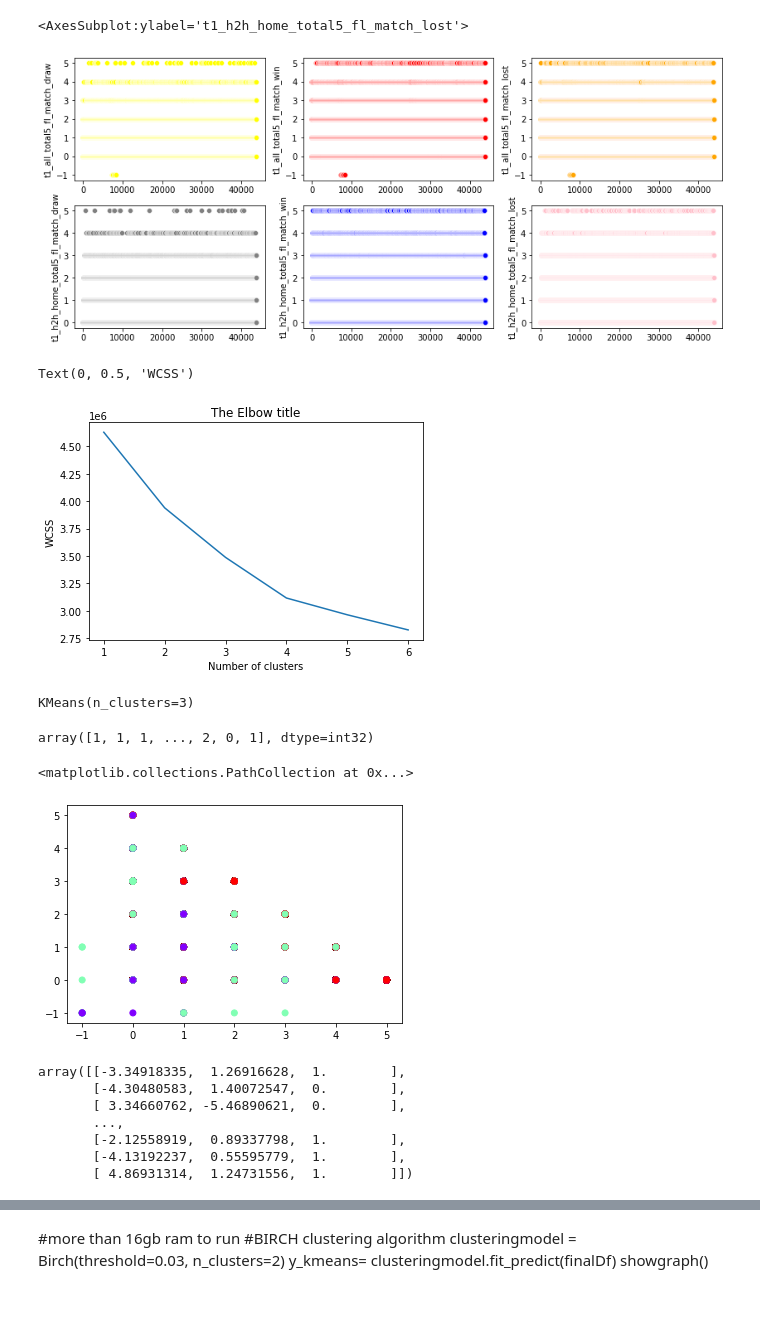
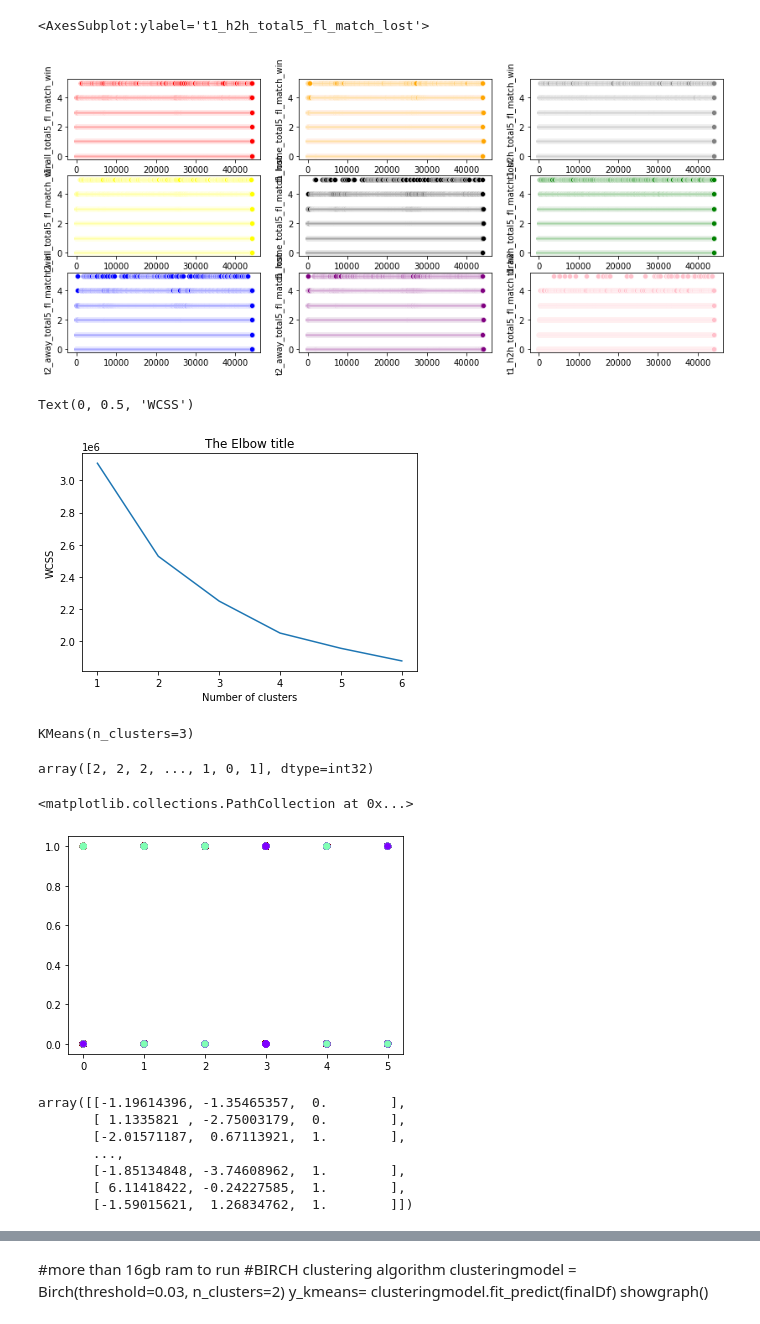
Before and after one commit to henriquesilva30/AO_tp2, a Jupyter notebook: clustering/matchwin_clustering.ipynb, the cells around one changed output, grey strips where cells are left out. Drawn from its saved outputs; the diff is of its cells as text; code cells hidden in the pictures.

```diff
--- a/clustering/matchwin_clustering.ipynb
+++ b/clustering/matchwin_clustering.ipynb
@@ -14,7 +14,7 @@ from sklearn.mixture import GaussianMixture
 
 
 ## carregar o ficheiro de jogos para um dataframe do pandas
-data = pd.read_csv('../files/View_data_nullZero.csv')
+data = pd.read_csv('../files/t1_win_NullCorretion.csv')
 
 
 
@@ -52,15 +52,18 @@ x
 # %%
-fig, ax= plt.subplots(nrows= 2, ncols = 3, figsize= (14,6))
+fig, ax= plt.subplots(nrows= 3, ncols = 3, figsize= (14,6))
 
-sns.scatterplot(x=data.index, y='t1_all_total5_fl_match_win', data=data, ax=ax[0][1], color='red')
-sns.scatterplot(x=data.index, y='t1_all_total5_fl_match_draw', data=data, ax=ax[0][0], color= 'yellow')
-sns.scatterplot(x=data.index, y='t1_all_total5_fl_match_lost', data=data, ax=ax[0][2], color= 'orange')
-sns.scatterplot(x=data.index, y='t1_h2h_home_total5_fl_match_win', data=data, ax=ax[1][1], color= 'blue')
-sns.scatterplot(x=data.index, y='t1_h2h_home_total5_fl_match_draw', data=data, ax=ax[1][0], color= 'grey')
-sns.scatterplot(x=data.index, y='t1_h2h_home_total5_fl_match_lost', data=data, ax=ax[1][2], color= 'pink')
+sns.scatterplot(x=data.index, y='t1_all_total5_fl_match_win', data=data, ax=ax[0][0], color='red')
+sns.scatterplot(x=data.index, y='t2_all_total5_fl_match_win', data=data, ax=ax[1][0], color= 'yellow')
+sns.scatterplot(x=data.index, y='t1_home_total5_fl_match_win', data=data, ax=ax[0][1], color= 'orange')
+sns.scatterplot(x=data.index, y='t1_home_total5_fl_match_lost', data=data, ax=ax[1][1], color= 'black')
+sns.scatterplot(x=data.index, y='t2_away_total5_fl_match_win', data=data, ax=ax[2][0], color= 'blue')
+sns.scatterplot(x=data.index, y='t2_away_total5_fl_match_lost', data=data, ax=ax[2][1], color= 'purple')
+sns.scatterplot(x=data.index, y='t1_h2h_total5_fl_match_win', data=data, ax=ax[0][2], color= 'grey')
+sns.scatterplot(x=data.index, y='t1_h2h_total5_fl_match_draw', data=data, ax=ax[2][2], color= 'pink')
+sns.scatterplot(x=data.index, y='t1_h2h_total5_fl_match_lost', data=data, ax=ax[1][2], color= 'green')
 # %% [output]
-<AxesSubplot:ylabel='t1_h2h_home_total5_fl_match_lost'>
+<AxesSubplot:ylabel='t1_h2h_total5_fl_match_lost'>
-[figure, old version]
+[figure, new version]
 # %%
 wcss=[]
 for i in range(1,7):
@@ -76,7 +79,7 @@ plt.xlabel('Number of clusters')
 plt.ylabel('WCSS')
 # %% [output]
 Text(0, 0.5, 'WCSS')
-[figure, old version]
+[figure, new version]
 # %%
 kmeans = KMeans(3)
 kmeans.fit(x)
@@ -86,14 +89,14 @@ KMeans(n_clusters=3)
 identified_clusters = kmeans.fit_predict(x)
 identified_clusters
 # %% [output]
-array([1, 1, 1, ..., 2, 0, 1], dtype=int32)
+array([2, 2, 2, ..., 1, 0, 1], dtype=int32)
 # %%
 data_with_clusters = data.copy()
 data_with_clusters['Clusters'] = identified_clusters
-plt.scatter(data_with_clusters['t1_all_total5_fl_match_win'],data_with_clusters['t1_all_total5_fl_match_draw'],c=data_with_clusters['Clusters'],cmap='rainbow')
+plt.scatter(data_with_clusters['t1_all_total5_fl_match_win'],data_with_clusters['t1_fl_match_win'],c=data_with_clusters['Clusters'],cmap='rainbow')
 # %% [output]
 <matplotlib.collections.PathCollection at 0x...>
-[figure, old version]
+[figure, new version]
 # %%
 x = data.drop('t1_fl_match_win', axis=1)
 y = data.t1_fl_match_win
@@ -114,17 +117,17 @@ principalDf = pd.DataFrame(data = principalComponents, columns = ['principal com
 # %%
-principalDf = pd.DataFrame(principalDf)
+df = pd.DataFrame(df)
 
-finalDf = pd.concat([principalDf, y_balanced], axis = 1).values
+fdf = pd.concat([df, y_balanced], axis = 1).values
 
-finalDf
+fdf
 # %% [output]
-array([[-3.34918335,  1.26916628,  1.        ],
-       [-4.30480583,  1.40072547,  0.        ],
-       [ 3.34660762, -5.46890621,  0.        ],
+array([[-1.19614396, -1.35465357,  0.        ],
+       [ 1.1335821 , -2.75003179,  0.        ],
+       [-2.01571187,  0.67113921,  1.        ],
        ...,
-       [-2.12558919,  0.89337798,  1.        ],
-       [-4.13192237,  0.55595779,  1.        ],
-       [ 4.86931314,  1.24731556,  1.        ]])
+       [-1.85134848, -3.74608962,  1.        ],
+       [ 6.11418422, -0.24227585,  1.        ],
+       [-1.59015621,  1.26834762,  1.        ]])
 # %%
 #show graph
 def showgraph():
```
Also changed, not shown: parts of 11 cells of this notebook.
